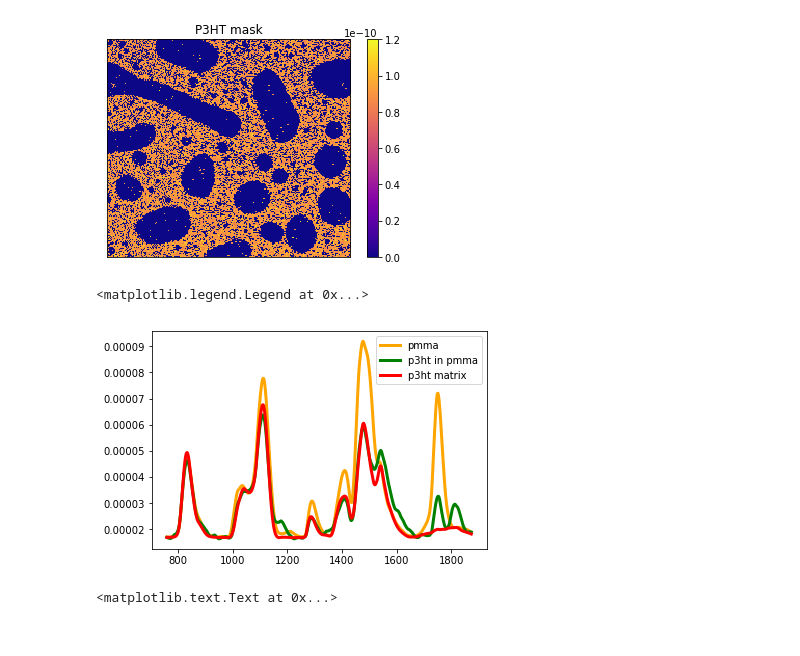
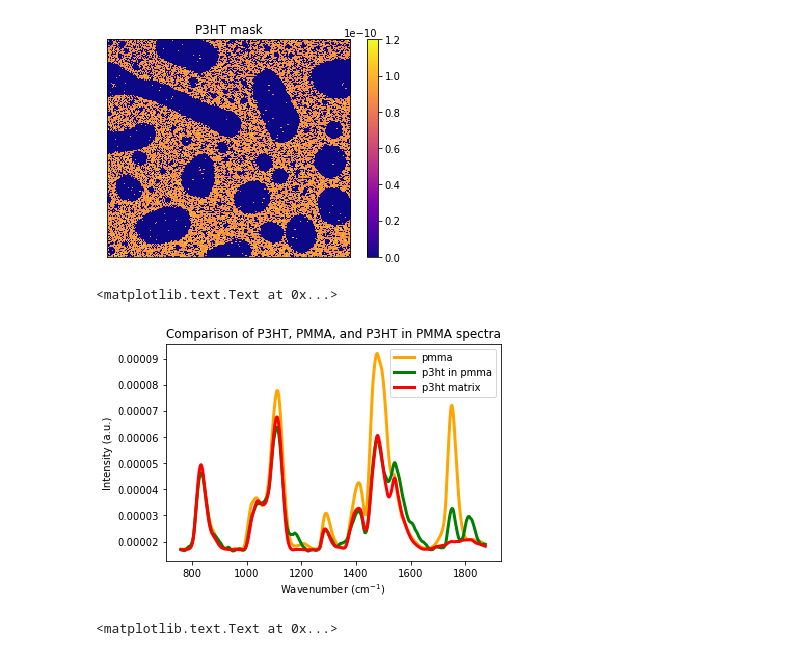
Before and after one commit to kongjy/MultimodalAFMonPMMAP3HT_processing, a Jupyter notebook: jupyter_notebooks/si_notebook.ipynb, the cells around one changed output. Cells and saved outputs as stored; diff of their text form; code cells hidden in the pictures.

```diff
--- a/jupyter_notebooks/si_notebook.ipynb
+++ b/jupyter_notebooks/si_notebook.ipynb
@@ -418,14 +431,17 @@ plt.title('P3HT mask')
 # %%
 #plot spectra across the 3 different regions: pmma aggregates, p3ht matrix, and p3ht in pmma
 start=1
 stop=559
 plt.plot(exp_wavenumber[start:stop],avg_pmma[start:stop], color="orange", linewidth=3, label="pmma")
 plt.plot(exp_wavenumber[start:stop],avg_p3ht[start:stop], color="green", linewidth=3, label="p3ht in pmma")
 plt.plot(exp_wavenumber[start:stop], avg_p3htmatrix[start:stop], color="red", linewidth=3, label="p3ht matrix")
 plt.legend()
+plt.title('Comparison of P3HT, PMMA, and P3HT in PMMA spectra')
+plt.xlabel('Wavenumber (cm$^{-1}$)')
+plt.ylabel('Intensity (a.u.)')
 # %% [output]
-<matplotlib.legend.Legend at 0x...>
+<matplotlib.text.Text at 0x...>
-[figure, old version]
+[figure, new version]
 # %%
 #save spectra to plot outside of python
 #np.savetxt("wavenumber_full.txt", exp_wavenumber[start:stop], delimiter='\t')
```
Also changed, not shown: parts of 4 cells of this notebook.
